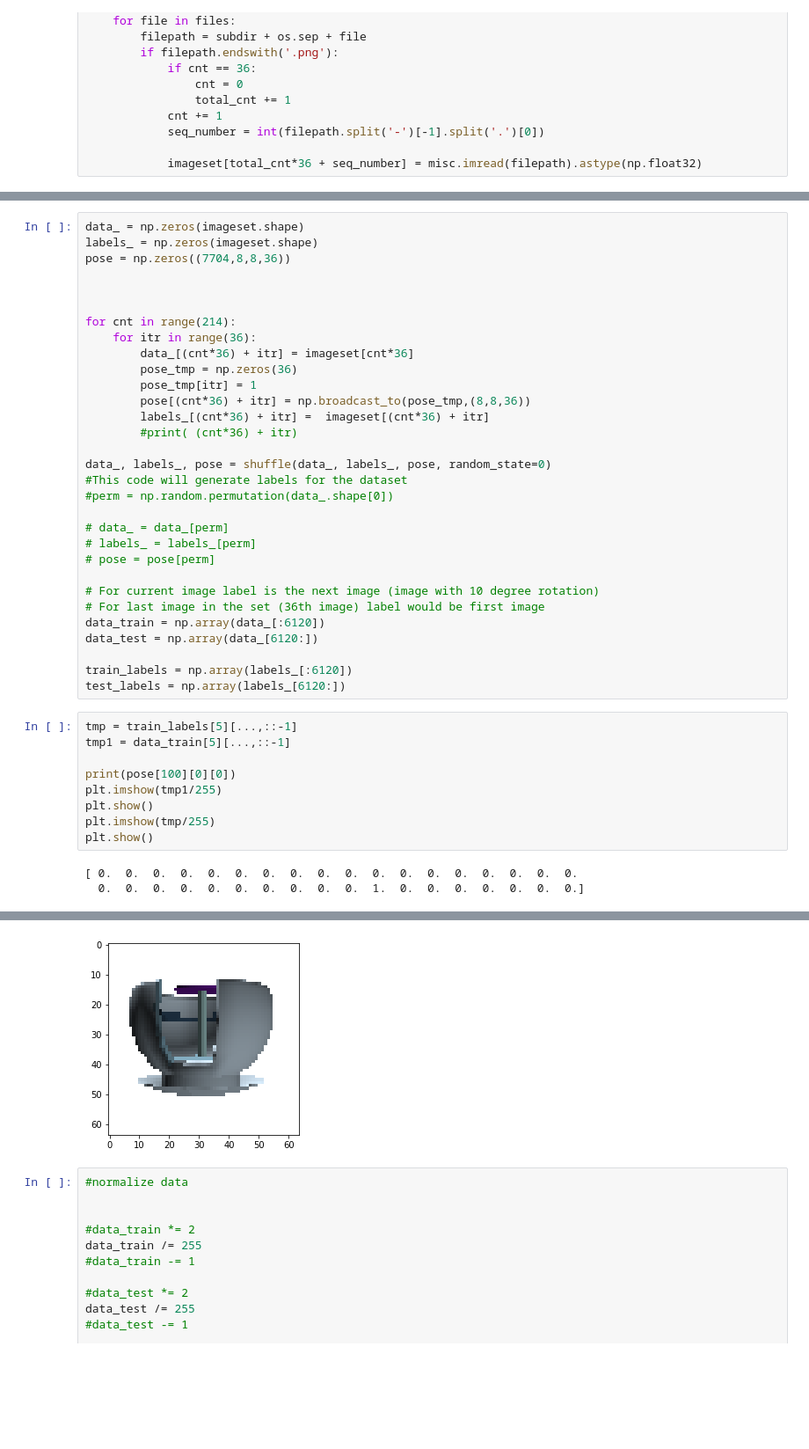
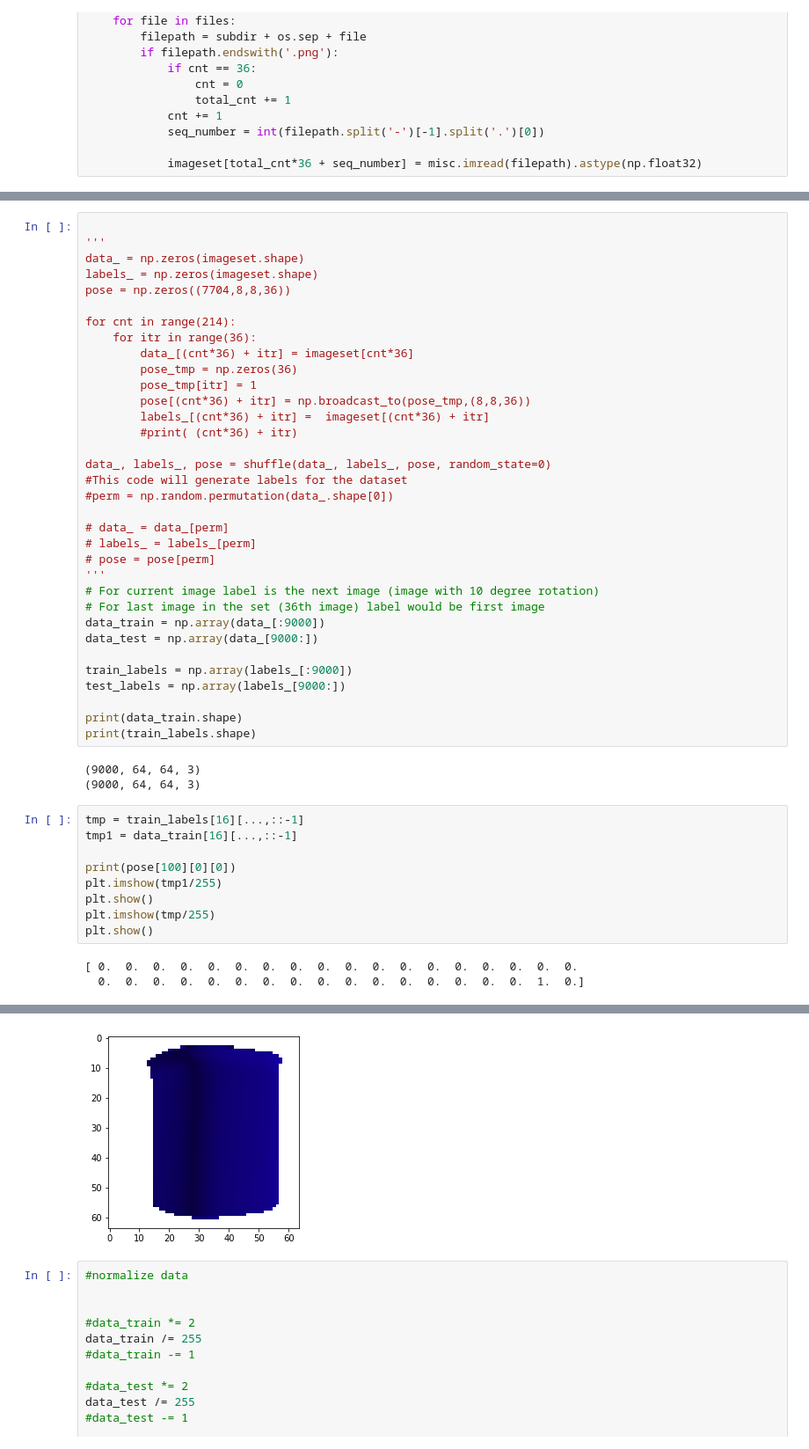
Before and after one commit to Chinmay26/Multi-Viewpoint-Image-generation, a Jupyter notebook: trainers/GAN1.ipynb, the cells around one changed output, grey strips where cells are left out. Shown at 88% size. Cells and saved outputs as stored; diff of their text form; blank space fills up the shorter version.

```diff
--- a/trainers/GAN1.ipynb
+++ b/trainers/GAN1.ipynb
@@ -43,9 +80,9 @@ plt.show()
 # %%
+
+'''
 data_ = np.zeros(imageset.shape)
 labels_ = np.zeros(imageset.shape)
 pose = np.zeros((7704,8,8,36))
-
-
 
 for cnt in range(214):
     for itr in range(36):
@@ -63,17 +100,23 @@ data_, labels_, pose = shuffle(data_, labels_, pose, random_state=0)
 # data_ = data_[perm]
 # labels_ = labels_[perm]
 # pose = pose[perm]
-
+'''
 # For current image label is the next image (image with 10 degree rotation)
 # For last image in the set (36th image) label would be first image
-data_train = np.array(data_[:6120])
-data_test = np.array(data_[6120:])
+data_train = np.array(data_[:9000])
+data_test = np.array(data_[9000:])
 
-train_labels = np.array(labels_[:6120])
-test_labels = np.array(labels_[6120:])
+train_labels = np.array(labels_[:9000])
+test_labels = np.array(labels_[9000:])
+
+print(data_train.shape)
+print(train_labels.shape)
+# %% [output]
+(9000, 64, 64, 3)
+(9000, 64, 64, 3)
 # %%
-tmp = train_labels[5][...,::-1]
-tmp1 = data_train[5][...,::-1]
+tmp = train_labels[16][...,::-1]
+tmp1 = data_train[16][...,::-1]
 
 print(pose[100][0][0])
 plt.imshow(tmp1/255)
@@ -82,4 +125,4 @@ plt.imshow(tmp/255)
 plt.show()
 # %% [output]
 [ 0.  0.  0.  0.  0.  0.  0.  0.  0.  0.  0.  0.  0.  0.  0.  0.  0.  0.
-  0.  0.  0.  0.  0.  0.  0.  0.  0.  0.  1.  0.  0.  0.  0.  0.  0.  0.]
+  0.  0.  0.  0.  0.  0.  0.  0.  0.  0.  0.  0.  0.  0.  0.  0.  1.  0.]
@@ -87,4 +130,4 @@ plt.show()
-[figure, old version]
+[figure, new version]
 # %%
 #normalize data
 
```
Also changed, not shown: parts of 13 cells of this notebook.
